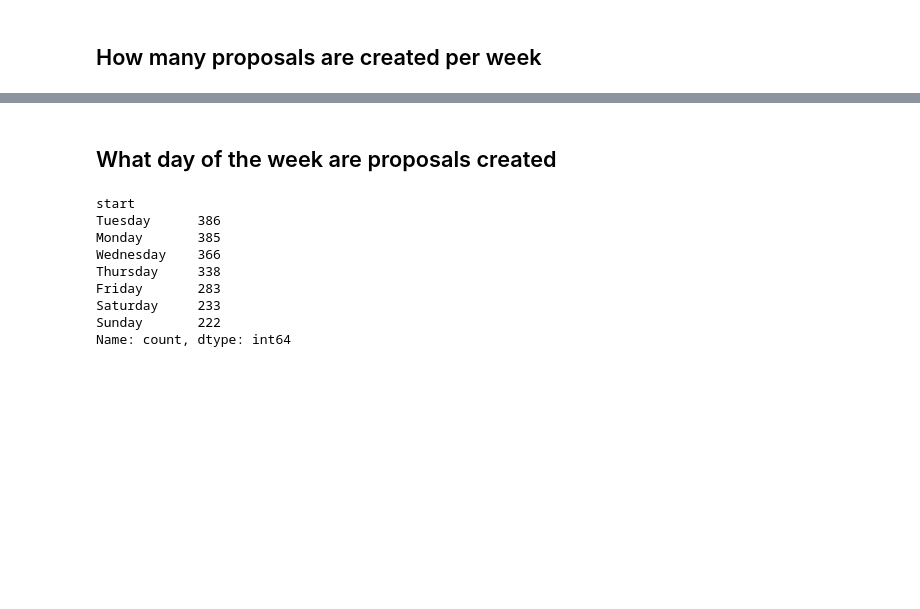
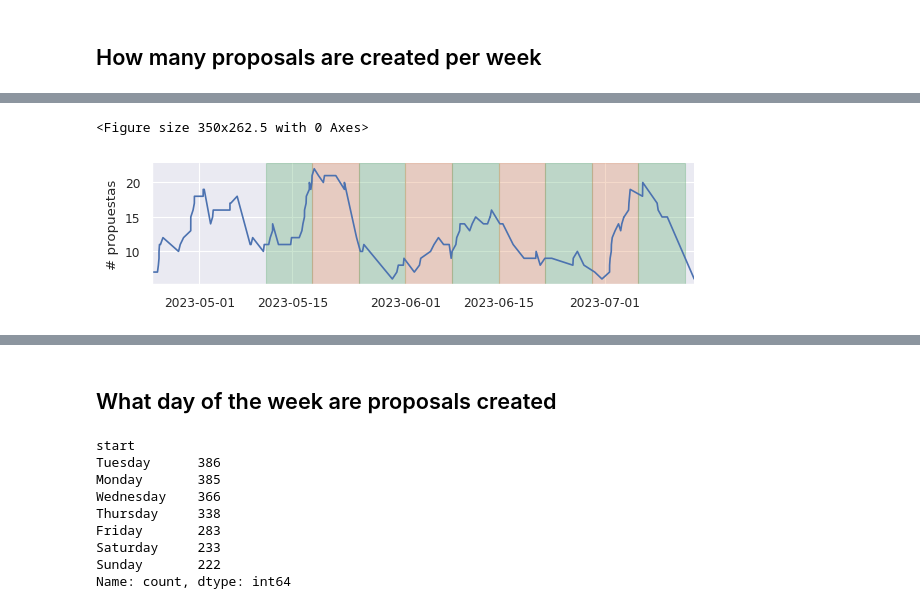
Before and after one commit to daviddavo/recsys4daos, a Jupyter notebook: nbout/Decentraland/01_explore.ipynb, the cells around one changed output, grey strips where cells are left out. Saved outputs shown, nothing was run; the diff lists cells and outputs as text; code cells hidden in the pictures; blank space fills up the shorter version.

```diff
--- a/nbout/Decentraland/01_explore.ipynb
+++ b/nbout/Decentraland/01_explore.ipynb
@@ -144,0 +191,20 @@ sns.despine()
+# %%
+_toplot = _toplot[_toplot['date'] > (folds[0].end - pd.tseries.frequencies.to_offset(SPLITS_FREQ)*3)]
+_toplot = _toplot[_toplot['date'] < (folds[-1].end + pd.tseries.frequencies.to_offset(SPLITS_FREQ)*3)]
+fs = plt.gcf().get_size_inches()
+plt.figure(figsize=fs * (2,.6))
+# _toplot.set_index('date')['cnt'].plot()
+ax = sns.lineplot(_toplot.set_index('date')['cnt'])
+
+plt.xlabel('')
+plt.ylabel('# propuestas')
+plt.xlim(
+    _toplot['date'].min(),
+    _toplot['date'].max(),
+)
+add_folds_to_plot(cont=False)
+
+sns.despine()
+# %% [output]
+<Figure size 350x262.5 with 0 Axes>
+[figure, added]
```
Also changed, not shown: parts of 18 cells of this notebook, 24 other files.
